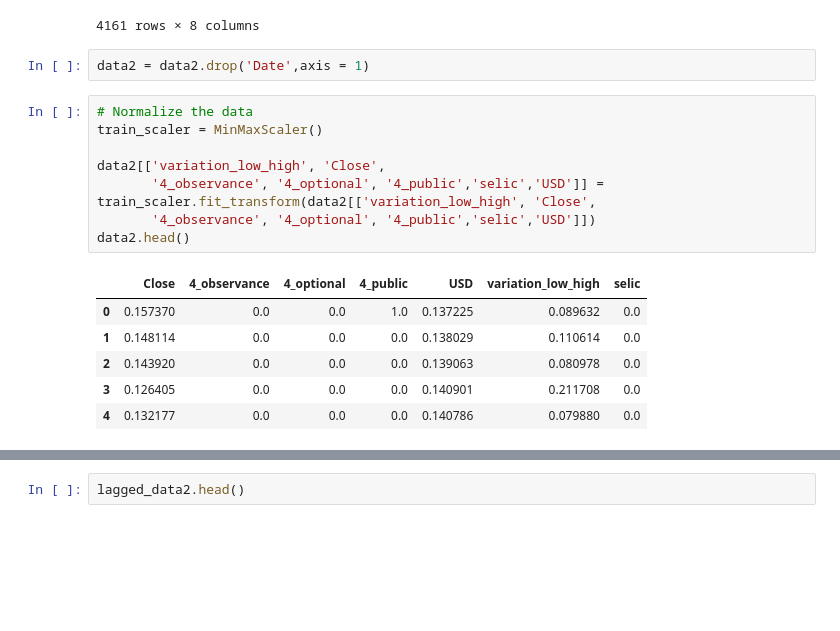
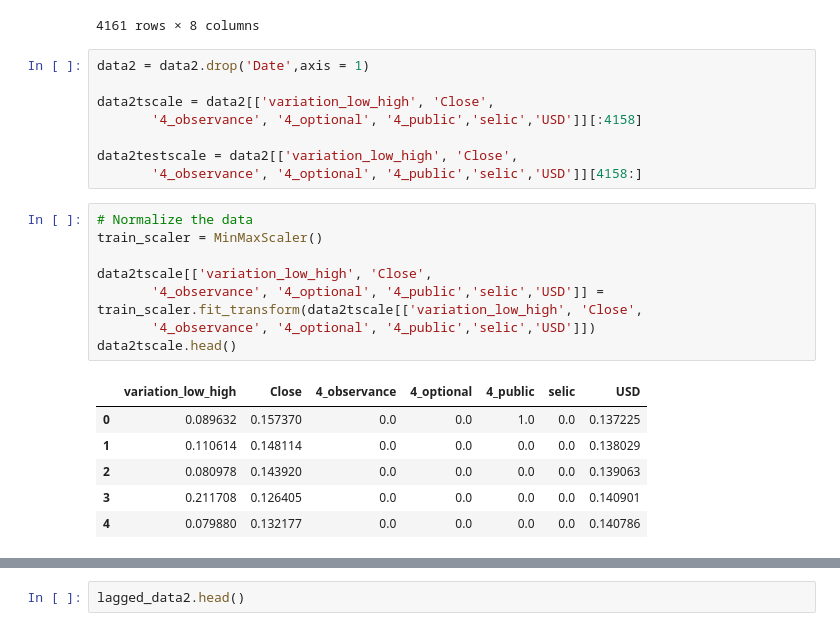
Before and after one commit to marreapato/Forecasting_Paper_XAI, a Jupyter notebook: stocks_type_lags/MultivariateStocks_Baseline_Com_Lags_tryingshaplime.ipynb, the cells around one changed output, grey strips where cells are left out. Drawn from its saved outputs; the diff is of its cells as text; blank space fills up the shorter version.

```diff
--- a/stocks_type_lags/MultivariateStocks_Baseline_Com_Lags_tryingshaplime.ipynb
+++ b/stocks_type_lags/MultivariateStocks_Baseline_Com_Lags_tryingshaplime.ipynb
@@ -1151,20 +1168,26 @@ Parsing dates in DD/MM/YYYY format when dayfirst=False (the default) was specifi
 | 4159 | 2023-10-19 | 114004.0 | 0.0 | 0.0 | 0.0 | 5.0561 | 1.125470 | 0.0 |
 | 4160 | 2023-10-20 | 113155.0 | 0.0 | 0.0 | 0.0 | 5.0629 | 1.364712 | 0.0 |
 4161 rows × 8 columns
-# %%
-data2 = data2.drop('Date',axis = 1)
+# %%
+data2 = data2.drop('Date',axis = 1)
+
+data2tscale = data2[['variation_low_high', 'Close',
+       '4_observance', '4_optional', '4_public','selic','USD']][:4158]
+
+data2testscale = data2[['variation_low_high', 'Close',
+       '4_observance', '4_optional', '4_public','selic','USD']][4158:]
 # %%
 # Normalize the data
 train_scaler = MinMaxScaler()
 
-data2[['variation_low_high', 'Close',
-       '4_observance', '4_optional', '4_public','selic','USD']] = train_scaler.fit_transform(data2[['variation_low_high', 'Close',
+data2tscale[['variation_low_high', 'Close',
+       '4_observance', '4_optional', '4_public','selic','USD']] = train_scaler.fit_transform(data2tscale[['variation_low_high', 'Close',
        '4_observance', '4_optional', '4_public','selic','USD']])
-data2.head()
+data2tscale.head()
 # %% [output]
-|  | Close | 4_observance | 4_optional | 4_public | USD | variation_low_high | selic |
-| 0 | 0.157370 | 0.0 | 0.0 | 1.0 | 0.137225 | 0.089632 | 0.0 |
-| 1 | 0.148114 | 0.0 | 0.0 | 0.0 | 0.138029 | 0.110614 | 0.0 |
-| 2 | 0.143920 | 0.0 | 0.0 | 0.0 | 0.139063 | 0.080978 | 0.0 |
-| 3 | 0.126405 | 0.0 | 0.0 | 0.0 | 0.140901 | 0.211708 | 0.0 |
-| 4 | 0.132177 | 0.0 | 0.0 | 0.0 | 0.140786 | 0.079880 | 0.0 |
+|  | variation_low_high | Close | 4_observance | 4_optional | 4_public | selic | USD |
+| 0 | 0.089632 | 0.157370 | 0.0 | 0.0 | 1.0 | 0.0 | 0.137225 |
+| 1 | 0.110614 | 0.148114 | 0.0 | 0.0 | 0.0 | 0.0 | 0.138029 |
+| 2 | 0.080978 | 0.143920 | 0.0 | 0.0 | 0.0 | 0.0 | 0.139063 |
+| 3 | 0.211708 | 0.126405 | 0.0 | 0.0 | 0.0 | 0.0 | 0.140901 |
+| 4 | 0.079880 | 0.132177 | 0.0 | 0.0 | 0.0 | 0.0 | 0.140786 |
```
Also changed, not shown: parts of 46 cells of this notebook.
